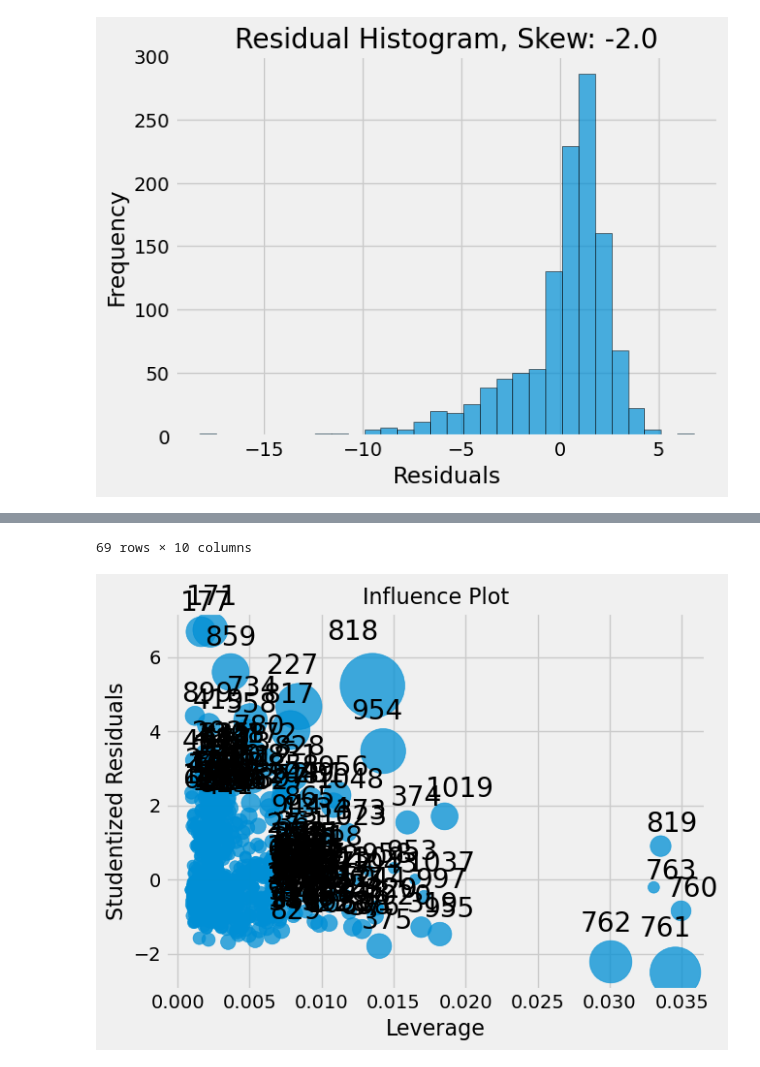
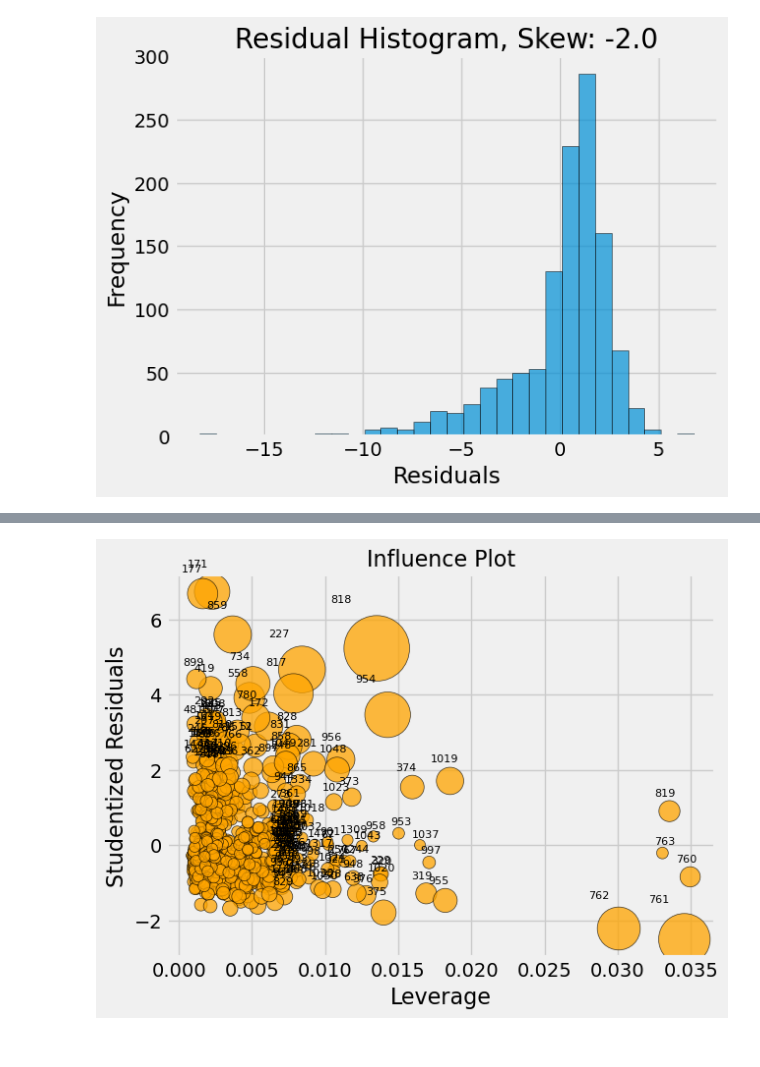
Before and after one commit to aav31/fpl-toolkit, a Jupyter notebook: regression.ipynb, the cells around one changed output, grey strips where cells are left out. Saved outputs shown, nothing was run; the diff lists cells and outputs as text; code cells hidden in the pictures.

```diff
--- a/regression.ipynb
+++ b/regression.ipynb
@@ -215,9 +236,14 @@ df[["form", "points_per_game"]].corr()
 # %%
-sm.graphics.influence_plot(fitted)
+_, ax = plt.subplots()
+sm.graphics.influence_plot(fitted, ax=ax)
+# Customize the scatter plot points
+points = ax.collections[0]
+points.set_facecolor("orange")  # Set marker face color
+points.set_edgecolor("k")  # Set marker edge color
+for text in ax.texts:
+    text.set_fontsize(8)  # Set the font size to 8 (or any other desired size)
 df_influence = fitted.get_influence().summary_frame()
-df_influence[df_influence["cooks_d"] > 4 / fitted.nobs].sort_values(
-    "cooks_d", ascending=False
-)
+df_influence.sort_values("cooks_d", ascending=False)[:5]
 # %% [output]
 |  | dfb_Intercept | dfb_form | dfb_points_per_game | dfb_fixture_difficulty | cooks_d | standard_resid | hat_diag | ... |
 | 818 | 0.207607 | 0.552756 | -0.342431 | -0.203274 | 0.092001 | 5.179722 | 0.013531 | ... |
@@ -234,2 +254 @@ df_influence[df_influence["cooks_d"] > 4 / fitted.nobs].sort_values(
-69 rows × 10 columns
-[figure, old version]
+[figure, new version]
```
Also changed, not shown: parts of 11 cells of this notebook, 1 other file.
